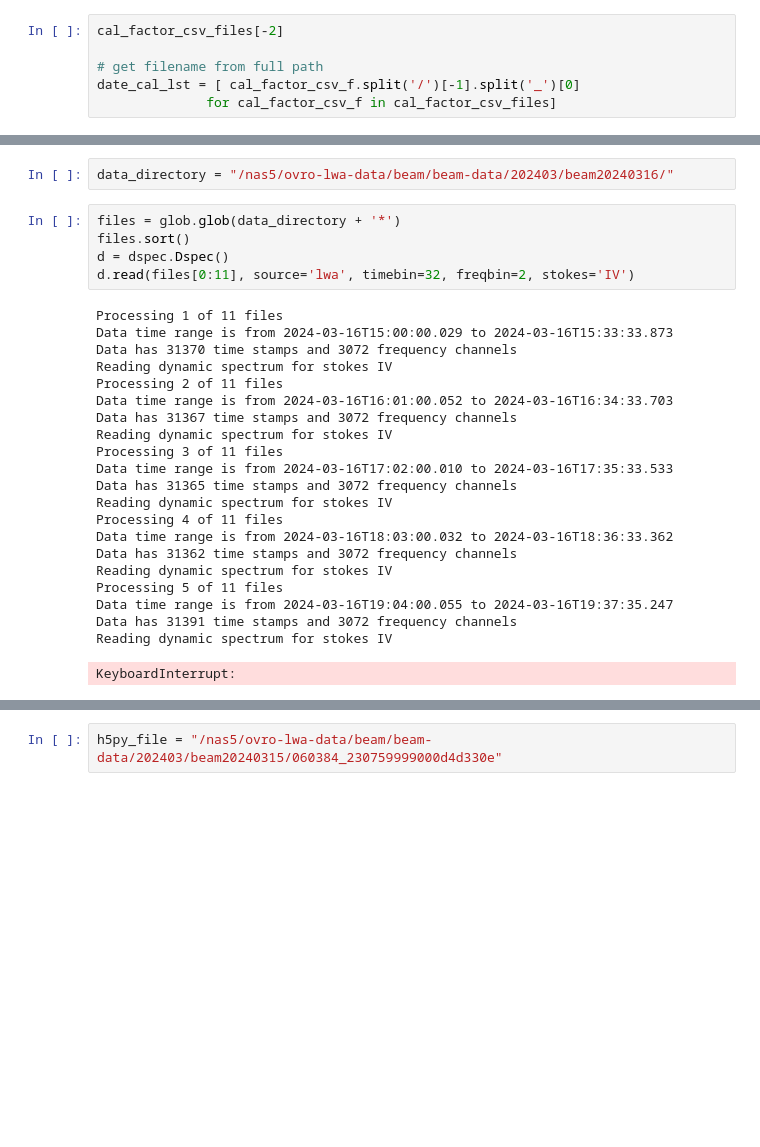
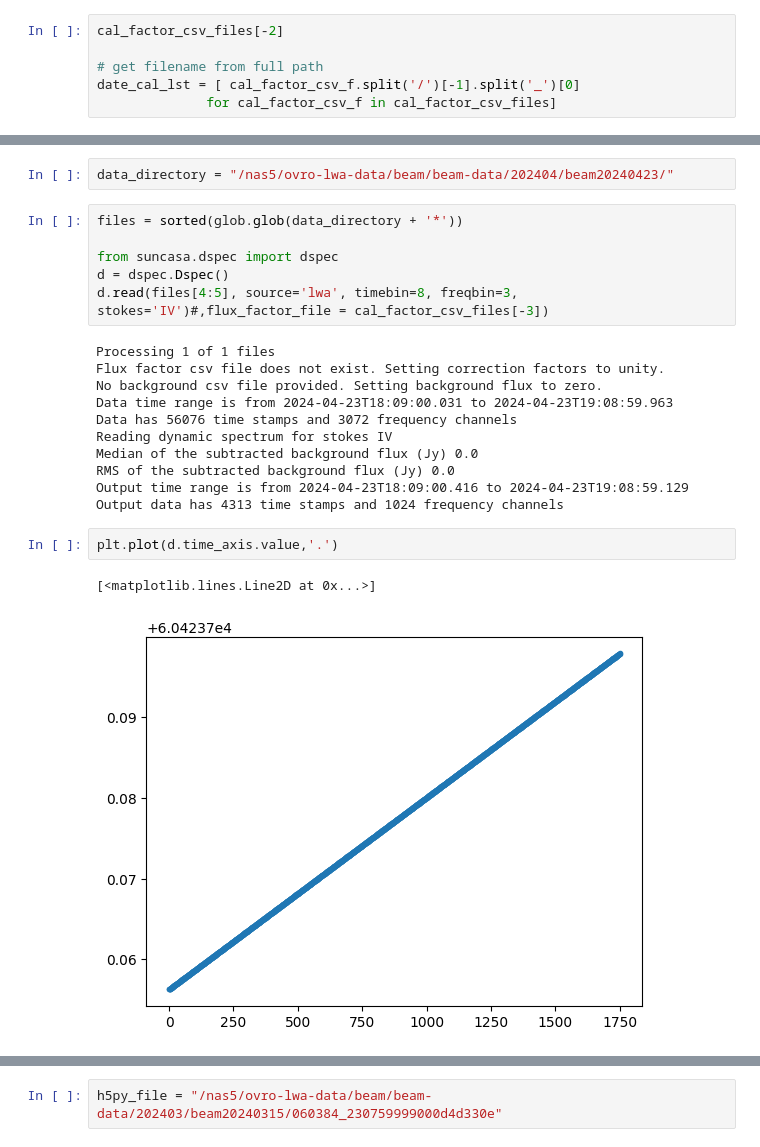
Before and after one commit to peijin94/lwasolarview, a Jupyter notebook: plot_spec.ipynb, the cells around one changed output, grey strips where cells are left out. Drawn from its saved outputs; the diff is of its cells as text; blank space fills up the shorter version.

```diff
--- a/plot_spec.ipynb
+++ b/plot_spec.ipynb
@@ -91,29 +98,24 @@ plt.plot(freq_num_new, np.log(cal_num_new))
 # %%
-data_directory = "/nas5/ovro-lwa-data/beam/beam-data/202403/beam20240316/"
+data_directory = "/nas5/ovro-lwa-data/beam/beam-data/202404/beam20240423/"
 # %%
-files = glob.glob(data_directory + '*')
-files.sort()
+files = sorted(glob.glob(data_directory + '*'))
+
+from suncasa.dspec import dspec
 d = dspec.Dspec()
-d.read(files[0:11], source='lwa', timebin=32, freqbin=2, stokes='IV')
+d.read(files[4:5], source='lwa', timebin=8, freqbin=3, stokes='IV')#,flux_factor_file = cal_factor_csv_files[-3])
 # %% [output]
-Processing 1 of 11 files
-Data time range is from 2024-03-16T15:00:00.029 to 2024-03-16T15:33:33.873
-Data has 31370 time stamps and 3072 frequency channels
+Processing 1 of 1 files
+Flux factor csv file does not exist. Setting correction factors to unity.
+No background csv file provided. Setting background flux to zero.
+Data time range is from 2024-04-23T18:09:00.031 to 2024-04-23T19:08:59.963
+Data has 56076 time stamps and 3072 frequency channels
 Reading dynamic spectrum for stokes IV
-Processing 2 of 11 files
-Data time range is from 2024-03-16T16:01:00.052 to 2024-03-16T16:34:33.703
-Data has 31367 time stamps and 3072 frequency channels
-Reading dynamic spectrum for stokes IV
-Processing 3 of 11 files
-Data time range is from 2024-03-16T17:02:00.010 to 2024-03-16T17:35:33.533
-Data has 31365 time stamps and 3072 frequency channels
-Reading dynamic spectrum for stokes IV
-Processing 4 of 11 files
-Data time range is from 2024-03-16T18:03:00.032 to 2024-03-16T18:36:33.362
-Data has 31362 time stamps and 3072 frequency channels
-Reading dynamic spectrum for stokes IV
-Processing 5 of 11 files
-Data time range is from 2024-03-16T19:04:00.055 to 2024-03-16T19:37:35.247
-Data has 31391 time stamps and 3072 frequency channels
-Reading dynamic spectrum for stokes IV
+Median of the subtracted background flux (Jy) 0.0
+RMS of the subtracted background flux (Jy) 0.0
+Output time range is from 2024-04-23T18:09:00.416 to 2024-04-23T19:08:59.129
+Output data has 4313 time stamps and 1024 frequency channels
-KeyboardInterrupt:
+# %%
+plt.plot(d.time_axis.value,'.')
+# %% [output]
+[<matplotlib.lines.Line2D at 0x...>]
+[figure, added]
```
Also changed, not shown: parts of 10 cells of this notebook, 3 other files.
